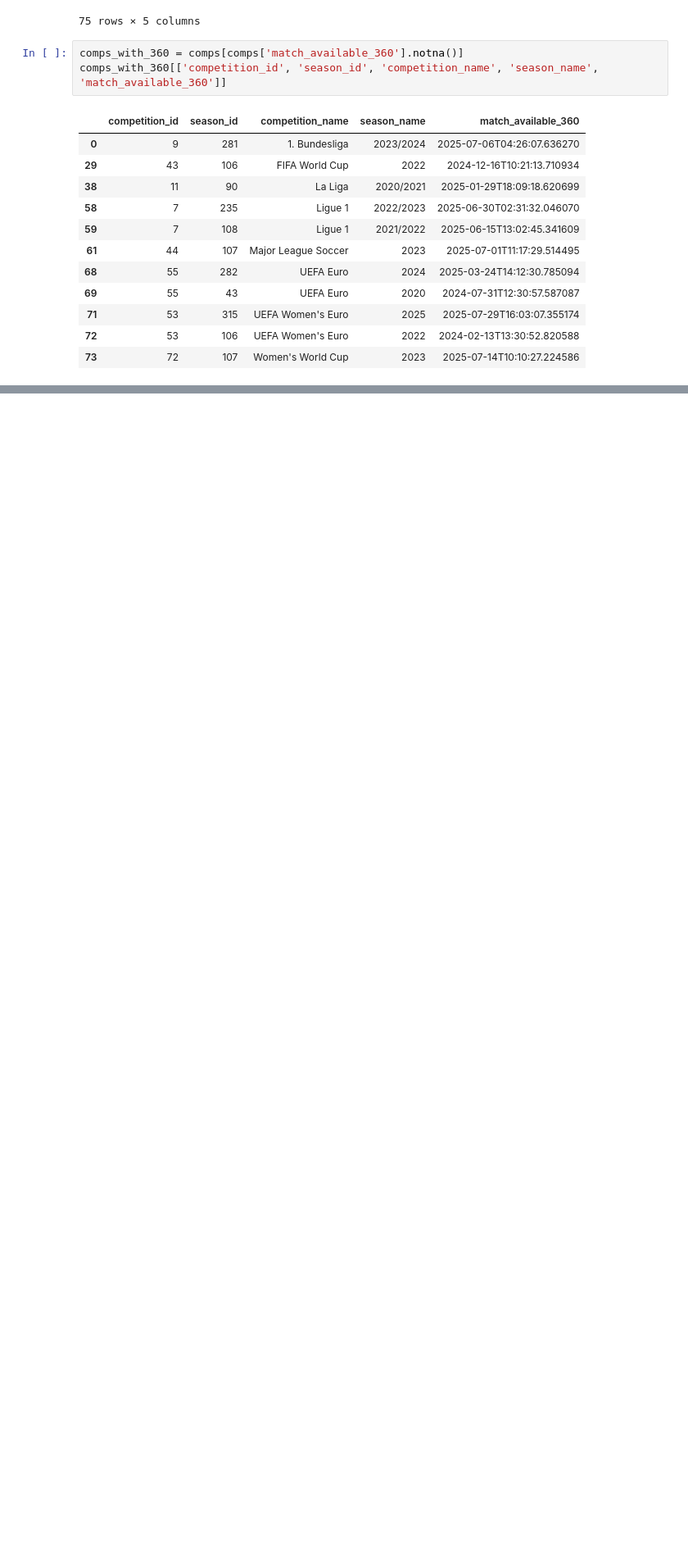
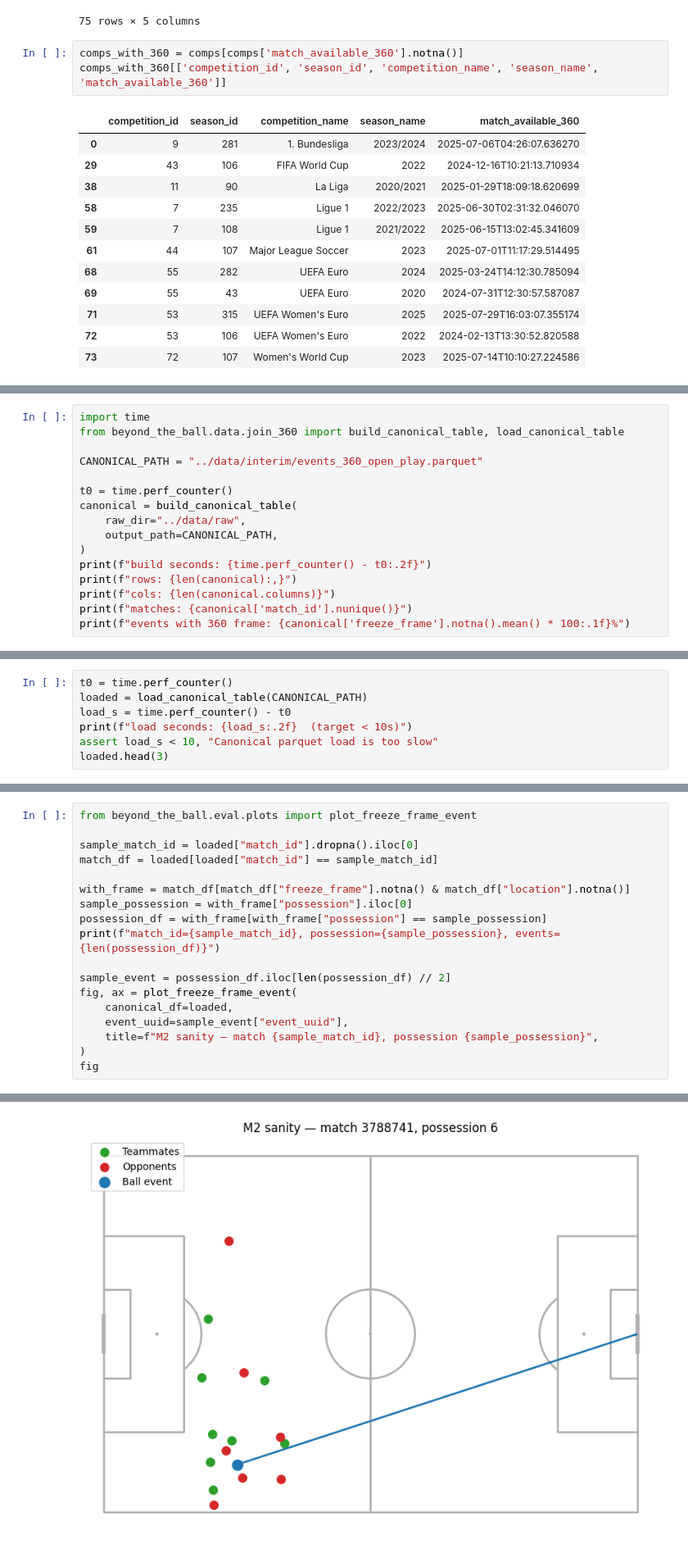
Before and after one commit to aayandeb/beyond-the-ball, a Jupyter notebook: notebooks/01_data_exploration.ipynb, the cells around one changed output, grey strips where cells are left out. Shown at 82% size. Saved outputs shown, nothing was run; the diff lists cells and outputs as text; blank space fills up the shorter version.

Commit message:
Event/360 join + canonical event table

```diff
--- a/notebooks/01_data_exploration.ipynb
+++ b/notebooks/01_data_exploration.ipynb
@@ -66,0 +118,16 @@ frames.head(3)
+# %%
+import time
+from beyond_the_ball.data.join_360 import build_canonical_table, load_canonical_table
+
+CANONICAL_PATH = "../data/interim/events_360_open_play.parquet"
+
+t0 = time.perf_counter()
+canonical = build_canonical_table(
+    raw_dir="../data/raw",
+    output_path=CANONICAL_PATH,
+)
+print(f"build seconds: {time.perf_counter() - t0:.2f}")
+print(f"rows: {len(canonical):,}")
+print(f"cols: {len(canonical.columns)}")
+print(f"matches: {canonical['match_id'].nunique()}")
+print(f"events with 360 frame: {canonical['freeze_frame'].notna().mean() * 100:.1f}%")
@@ -66,0 +140,7 @@ frames.head(3)
+# %%
+t0 = time.perf_counter()
+loaded = load_canonical_table(CANONICAL_PATH)
+load_s = time.perf_counter() - t0
+print(f"load seconds: {load_s:.2f}  (target < 10s)")
+assert load_s < 10, "Canonical parquet load is too slow"
+loaded.head(3)
@@ -66,0 +153,19 @@ frames.head(3)
+# %%
+from beyond_the_ball.eval.plots import plot_freeze_frame_event
+
+sample_match_id = loaded["match_id"].dropna().iloc[0]
+match_df = loaded[loaded["match_id"] == sample_match_id]
+
+with_frame = match_df[match_df["freeze_frame"].notna() & match_df["location"].notna()]
+sample_possession = with_frame["possession"].iloc[0]
+possession_df = with_frame[with_frame["possession"] == sample_possession]
+print(f"match_id={sample_match_id}, possession={sample_possession}, events={len(possession_df)}")
+
+sample_event = possession_df.iloc[len(possession_df) // 2]
+fig, ax = plot_freeze_frame_event(
+    canonical_df=loaded,
+    event_uuid=sample_event["event_uuid"],
+    title=f"M2 sanity — match {sample_match_id}, possession {sample_possession}",
+)
+fig
+# %% [output]
@@ -66,0 +173 @@ frames.head(3)
+[figure, added]
```
Also changed, not shown: parts of 12 cells of this notebook, 7 other files.
